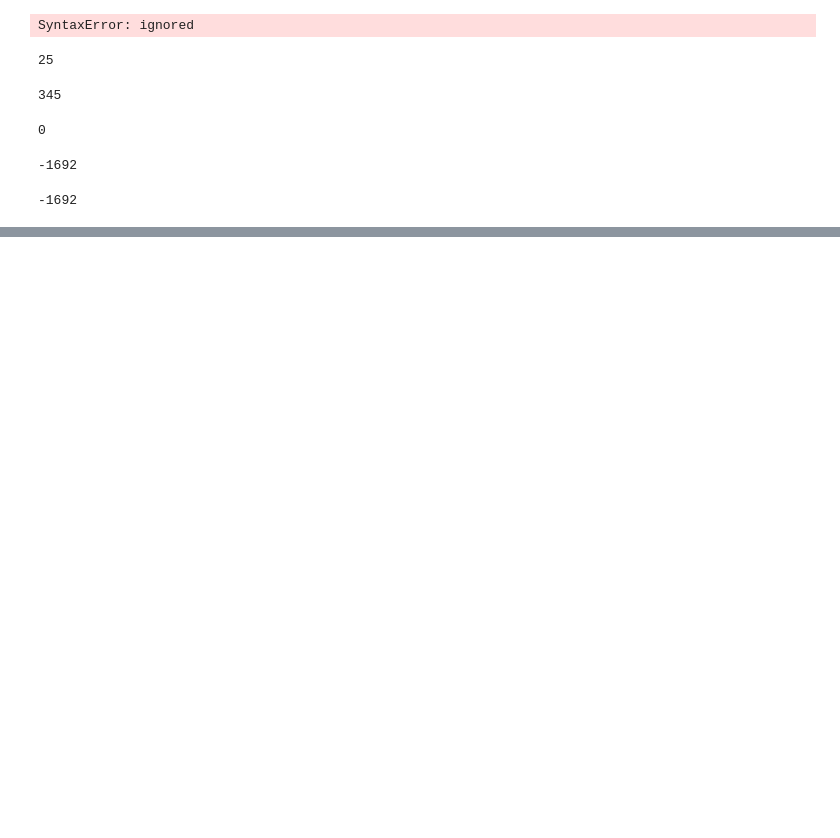
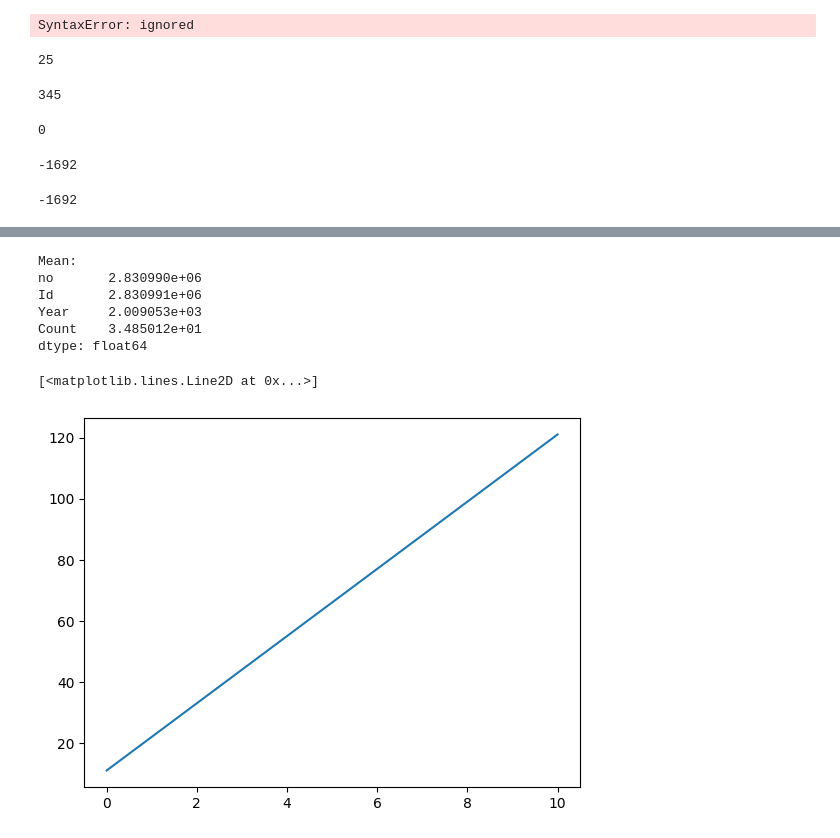
Before and after one commit to prijal-matc/takeovds41, a Jupyter notebook: DBA_bootcamp.ipynb, the cells around one changed output, grey strips where cells are left out. Drawn from its saved outputs; the diff is of its cells as text; code cells hidden in the pictures; blank space fills up the shorter version.

```diff
--- a/DBA_bootcamp.ipynb
+++ b/DBA_bootcamp.ipynb
@@ -1322,0 +3547,11 @@ print(x(12,24,36,48))
+# %%
+mean_values = names.mean()
+print("Mean:")
+print(mean_values)
+# %% [output]
+Mean:
+no       2.830990e+06
+Id       2.830991e+06
+Year     2.009053e+03
+Count    3.485012e+01
+dtype: float64
@@ -1322,0 +3562,8 @@ print(x(12,24,36,48))
+# %%
+lst1 = [0,1,2,3,4,5,6,7,8,9,10]
+lst2 = [11,22,33,44,55,66,77,88,99,110,121]
+# %%
+plt.plot(lst1, lst2)
+# %% [output]
+[<matplotlib.lines.Line2D at 0x...>]
+[figure, added]
```
Also changed, not shown: parts of 274 cells of this notebook.
